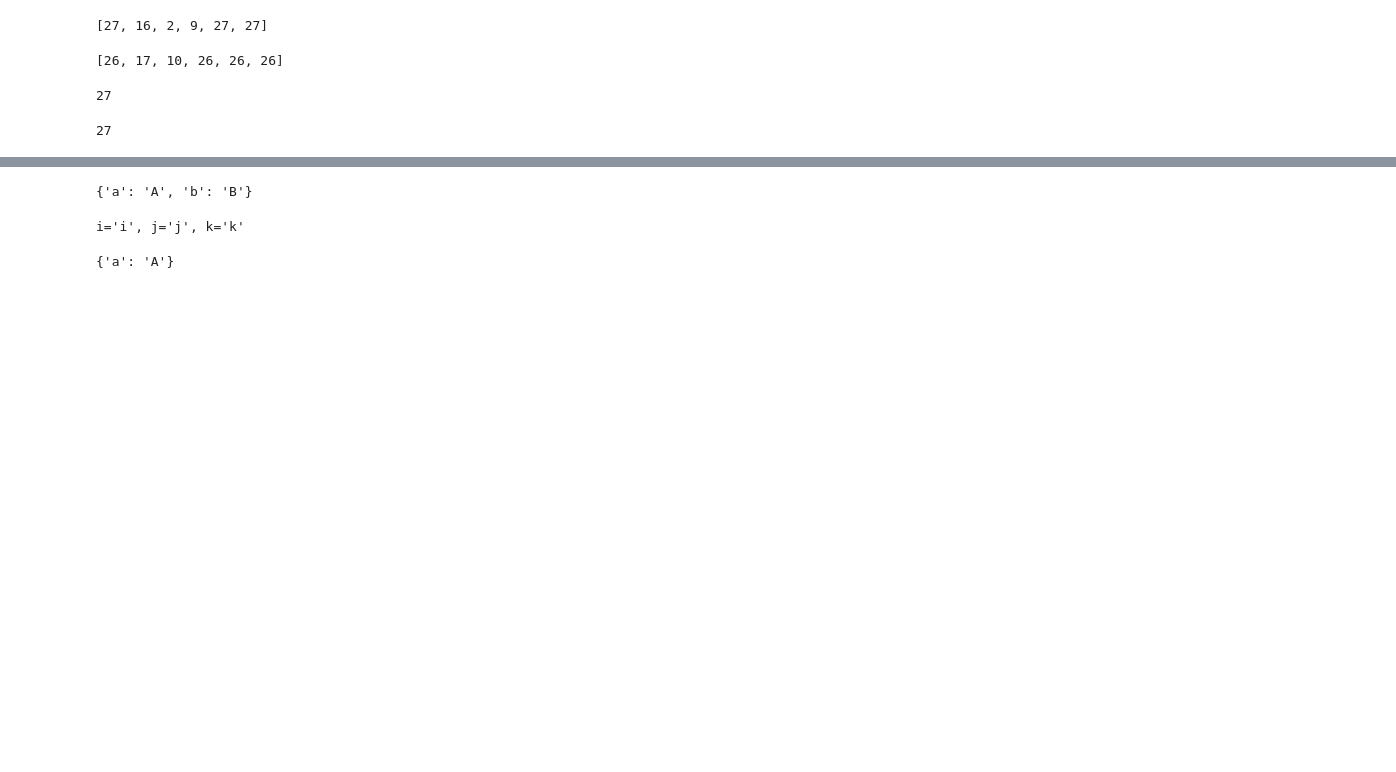
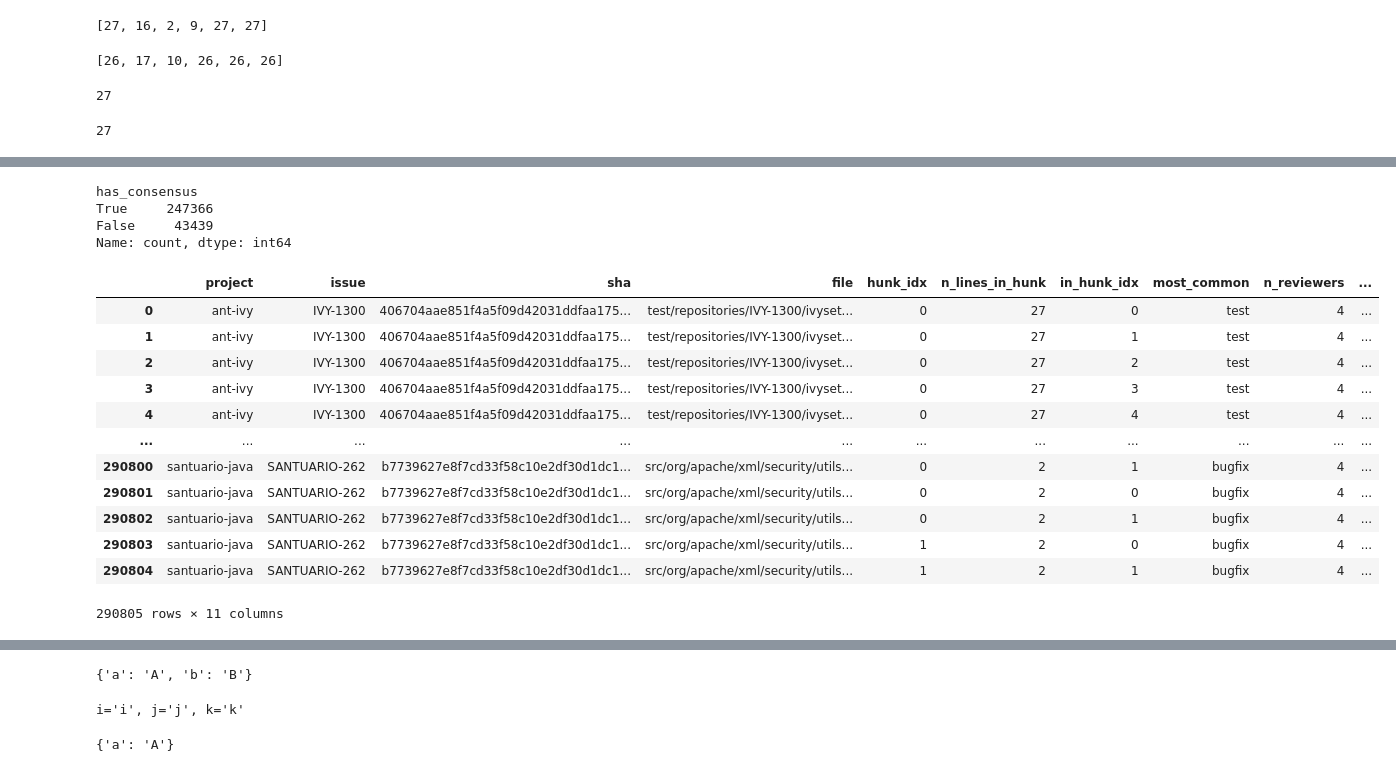
Before and after one commit to ncusi/PatchScope, a Jupyter notebook: notebooks/experiments/01-compare_annotations.ipynb, the cells around one changed output, grey strips where cells are left out. Cells and saved outputs as stored; diff of their text form; code cells hidden in the pictures; blank space fills up the shorter version.

```diff
--- a/notebooks/experiments/01-compare_annotations.ipynb
+++ b/notebooks/experiments/01-compare_annotations.ipynb
@@ -3548,0 +3655,31 @@ extract_smartshark_records(smartshark_data[:2])[-2:]
+# %%
+def n_reviewers(row):
+    ret = 0
+    for u in users_ids:
+        u_val = row['user_' + u]
+        if not pd.isnull(u_val):
+            ret += 1
+
+    return ret
+# %%
+def most_common_count(row):
+    ret = Counter()
+    val = None
+    for u in users_ids:
+        u_val = row['user_' + u]
+        if not pd.isnull(u_val):
+            ret[u_val] += 1
+            val = u_val
+
+    #if sum(ret.values()) < 3: # Check if all 3 reviewers annotated line
+    #    print(f"Error at {row['id']}: {ret.values()} < 3 reviewers")
+
+    return Counter(ret).most_common(1)[0][1]
+# %%
+%%time
+
+smartshark_df['most_common'] = pd.DataFrame(smartshark_df.apply(consensus_value, axis=1))
+smartshark_df['n_reviewers'] = pd.DataFrame(smartshark_df.apply(n_reviewers, axis=1))
+smartshark_df['common_count'] = pd.DataFrame(smartshark_df.apply(most_common_count, axis=1))
+
+smartshark_df.columns
@@ -3548,0 +3736,28 @@ extract_smartshark_records(smartshark_data[:2])[-2:]
+# %%
+smartshark_df['has_consensus'] = smartshark_df['common_count'] >= 3
+smartshark_df['has_consensus'].value_counts()
+# %% [output]
+has_consensus
+True     247366
+False     43439
+Name: count, dtype: int64
+# %%
+smartshark_df_sel = smartshark_df[[
+    'project', 'issue', 'sha', 'file', 'hunk_idx', 'n_lines_in_hunk', 'in_hunk_idx',
+    'most_common', 'n_reviewers', 'common_count', 'has_consensus',
+]]
+smartshark_df_sel
+# %% [output]
+|  | project | issue | sha | file | hunk_idx | n_lines_in_hunk | in_hunk_idx | most_common | n_reviewers | ... |
+| 0 | ant-ivy | IVY-1300 | 406704aae851f4a5f09d42031ddfaa175... | test/repositories/IVY-1300/ivyset... | 0 | 27 | 0 | test | 4 | ... |
+| 1 | ant-ivy | IVY-1300 | 406704aae851f4a5f09d42031ddfaa175... | test/repositories/IVY-1300/ivyset... | 0 | 27 | 1 | test | 4 | ... |
+| 2 | ant-ivy | IVY-1300 | 406704aae851f4a5f09d42031ddfaa175... | test/repositories/IVY-1300/ivyset... | 0 | 27 | 2 | test | 4 | ... |
+| 3 | ant-ivy | IVY-1300 | 406704aae851f4a5f09d42031ddfaa175... | test/repositories/IVY-1300/ivyset... | 0 | 27 | 3 | test | 4 | ... |
+| 4 | ant-ivy | IVY-1300 | 406704aae851f4a5f09d42031ddfaa175... | test/repositories/IVY-1300/ivyset... | 0 | 27 | 4 | test | 4 | ... |
+| ... | ... | ... | ... | ... | ... | ... | ... | ... | ... | ... |
+| 290800 | santuario-java | SANTUARIO-262 | b7739627e8f7cd33f58c10e2df30d1dc1... | src/org/apache/xml/security/utils... | 0 | 2 | 1 | bugfix | 4 | ... |
+| 290801 | santuario-java | SANTUARIO-262 | b7739627e8f7cd33f58c10e2df30d1dc1... | src/org/apache/xml/security/utils... | 0 | 2 | 0 | bugfix | 4 | ... |
+| 290802 | santuario-java | SANTUARIO-262 | b7739627e8f7cd33f58c10e2df30d1dc1... | src/org/apache/xml/security/utils... | 0 | 2 | 1 | bugfix | 4 | ... |
+| 290803 | santuario-java | SANTUARIO-262 | b7739627e8f7cd33f58c10e2df30d1dc1... | src/org/apache/xml/security/utils... | 1 | 2 | 0 | bugfix | 4 | ... |
+| 290804 | santuario-java | SANTUARIO-262 | b7739627e8f7cd33f58c10e2df30d1dc1... | src/org/apache/xml/security/utils... | 1 | 2 | 1 | bugfix | 4 | ... |
+290805 rows × 11 columns
```
Also changed, not shown: parts of 38 cells of this notebook.
